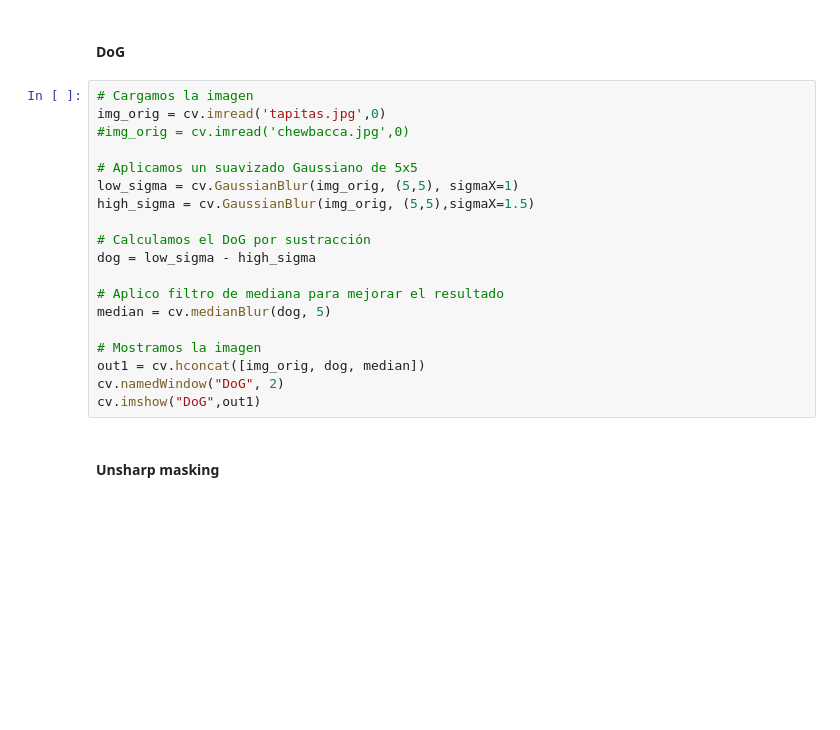
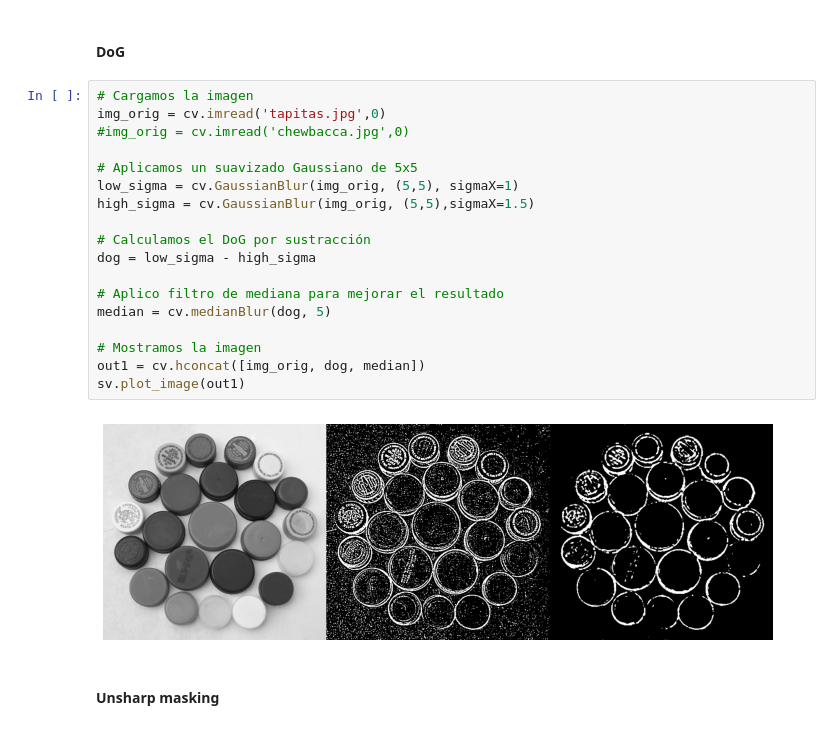
Before and after one commit to FIUBA-Posgrado-Inteligencia-Artificial/vision_computadora_I, a Jupyter notebook: Codigo/Clase3/01.Filtros.ipynb, the cells around one changed output. Cells and saved outputs as stored; diff of their text form; blank space fills up the shorter version.

```diff
--- a/Codigo/Clase3/01.Filtros.ipynb
+++ b/Codigo/Clase3/01.Filtros.ipynb
@@ -99,22 +84,23 @@ cv.imshow('Mediana', median)
 # %%
 # Cargamos la imagen
 img_orig = cv.imread('tapitas.jpg',0)
 #img_orig = cv.imread('chewbacca.jpg',0)
 
 # Aplicamos un suavizado Gaussiano de 5x5
 low_sigma = cv.GaussianBlur(img_orig, (5,5), sigmaX=1)
 high_sigma = cv.GaussianBlur(img_orig, (5,5),sigmaX=1.5)
 
 # Calculamos el DoG por sustracción
 dog = low_sigma - high_sigma
 
 # Aplico filtro de mediana para mejorar el resultado
 median = cv.medianBlur(dog, 5)
 
 # Mostramos la imagen
 out1 = cv.hconcat([img_orig, dog, median])
-cv.namedWindow("DoG", 2)
-cv.imshow("DoG",out1)
+sv.plot_image(out1)
+# %% [output]
+[figure, added]
 # %% [markdown]
 #### Unsharp masking
 # %%
```
Also changed, not shown: parts of 4 cells of this notebook, 6 other files.
